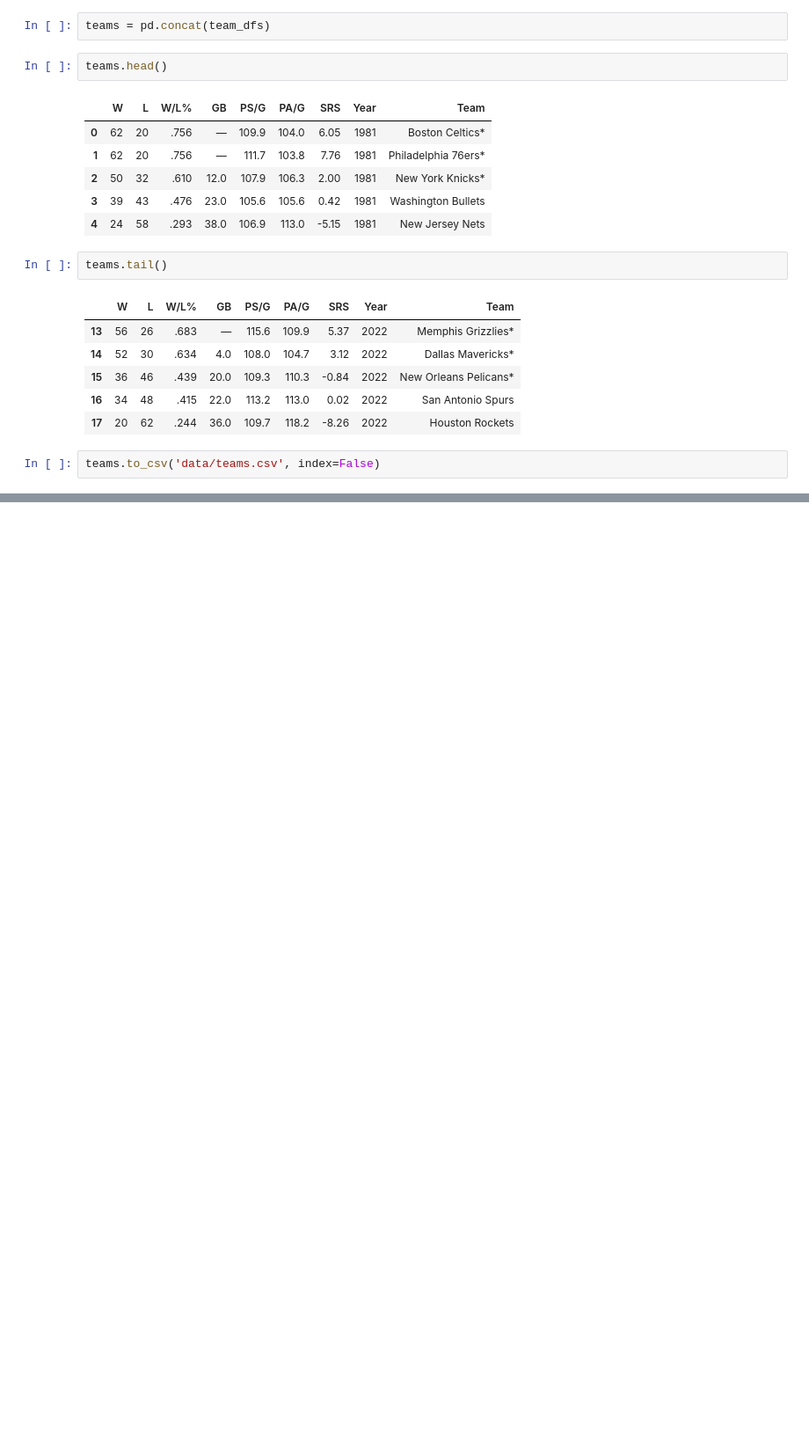
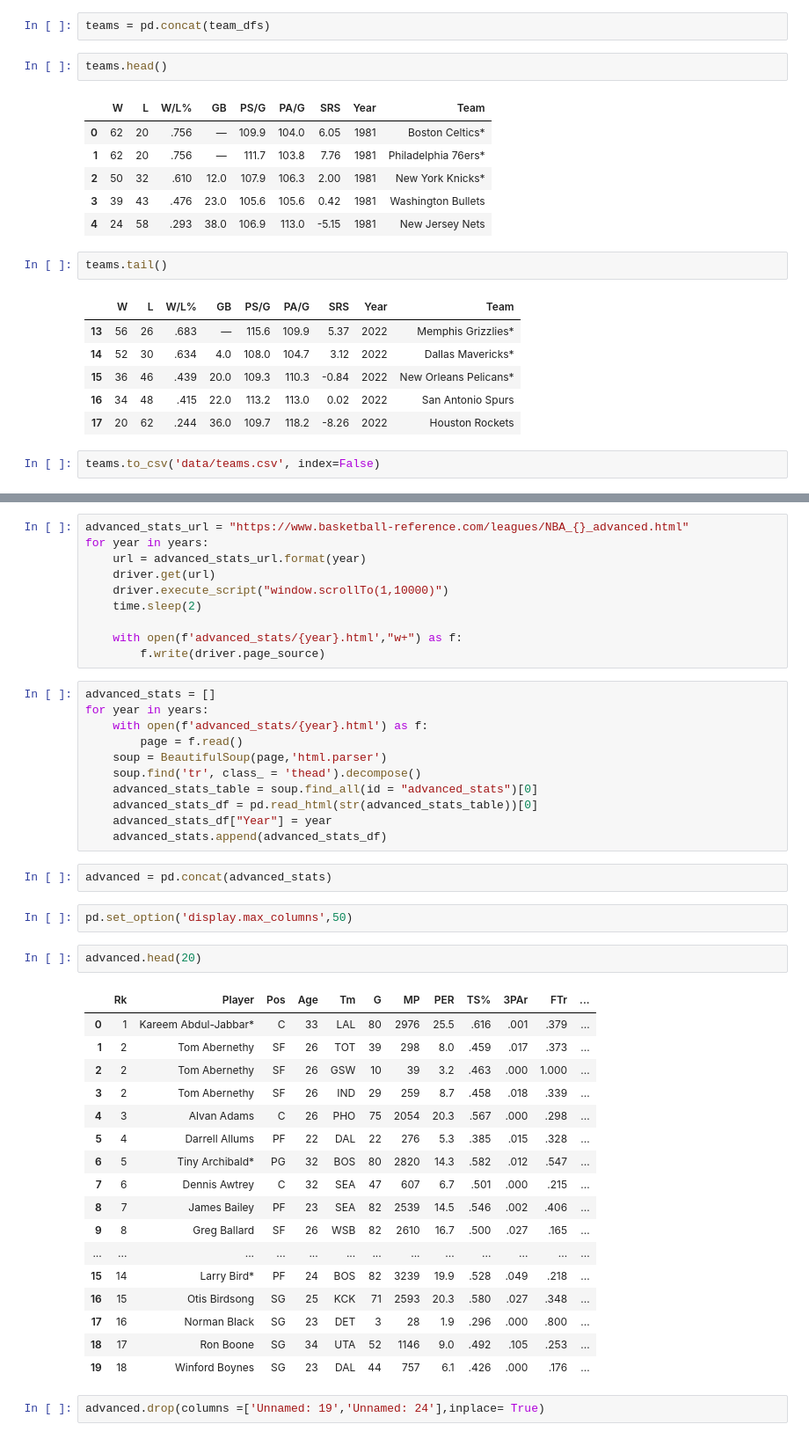
Before and after one commit to dcast822/NBA_analysis, a Jupyter notebook: 01_webscrape_basketball_ref.ipynb, the cells around one changed output, grey strips where cells are left out. Shown: that part at 88% size. Drawn from its saved outputs; the diff is of its cells as text; blank space fills up the shorter version.

Commit message:
webscraped advanced stats, merged table with existing statistical information

```diff
--- a/01_webscrape_basketball_ref.ipynb
+++ b/01_webscrape_basketball_ref.ipynb
@@ -192,0 +207,47 @@ teams.to_csv('data/teams.csv', index=False)
+# %%
+advanced_stats_url = "https://www.basketball-reference.com/leagues/NBA_{}_advanced.html"
+for year in years:
+    url = advanced_stats_url.format(year)
+    driver.get(url)
+    driver.execute_script("window.scrollTo(1,10000)")
+    time.sleep(2)
+
+    with open(f'advanced_stats/{year}.html',"w+") as f:
+        f.write(driver.page_source)
+# %%
+advanced_stats = []
+for year in years:
+    with open(f'advanced_stats/{year}.html') as f:
+        page = f.read()
+    soup = BeautifulSoup(page,'html.parser')
+    soup.find('tr', class_ = 'thead').decompose()
+    advanced_stats_table = soup.find_all(id = "advanced_stats")[0]
+    advanced_stats_df = pd.read_html(str(advanced_stats_table))[0]
+    advanced_stats_df["Year"] = year
+    advanced_stats.append(advanced_stats_df)
+# %%
+advanced = pd.concat(advanced_stats)
+# %%
+pd.set_option('display.max_columns',50)
+# %%
+advanced.head(20)
+# %% [output]
+|  | Rk | Player | Pos | Age | Tm | G | MP | PER | TS% | 3PAr | FTr | ... |
+| 0 | 1 | Kareem Abdul-Jabbar* | C | 33 | LAL | 80 | 2976 | 25.5 | .616 | .001 | .379 | ... |
+| 1 | 2 | Tom Abernethy | SF | 26 | TOT | 39 | 298 | 8.0 | .459 | .017 | .373 | ... |
+| 2 | 2 | Tom Abernethy | SF | 26 | GSW | 10 | 39 | 3.2 | .463 | .000 | 1.000 | ... |
+| 3 | 2 | Tom Abernethy | SF | 26 | IND | 29 | 259 | 8.7 | .458 | .018 | .339 | ... |
+| 4 | 3 | Alvan Adams | C | 26 | PHO | 75 | 2054 | 20.3 | .567 | .000 | .298 | ... |
+| 5 | 4 | Darrell Allums | PF | 22 | DAL | 22 | 276 | 5.3 | .385 | .015 | .328 | ... |
+| 6 | 5 | Tiny Archibald* | PG | 32 | BOS | 80 | 2820 | 14.3 | .582 | .012 | .547 | ... |
+| 7 | 6 | Dennis Awtrey | C | 32 | SEA | 47 | 607 | 6.7 | .501 | .000 | .215 | ... |
+| 8 | 7 | James Bailey | PF | 23 | SEA | 82 | 2539 | 14.5 | .546 | .002 | .406 | ... |
+| 9 | 8 | Greg Ballard | SF | 26 | WSB | 82 | 2610 | 16.7 | .500 | .027 | .165 | ... |
+| ... | ... | ... | ... | ... | ... | ... | ... | ... | ... | ... | ... | ... |
+| 15 | 14 | Larry Bird* | PF | 24 | BOS | 82 | 3239 | 19.9 | .528 | .049 | .218 | ... |
+| 16 | 15 | Otis Birdsong | SG | 25 | KCK | 71 | 2593 | 20.3 | .580 | .027 | .348 | ... |
+| 17 | 16 | Norman Black | SG | 23 | DET | 3 | 28 | 1.9 | .296 | .000 | .800 | ... |
+| 18 | 17 | Ron Boone | SG | 34 | UTA | 52 | 1146 | 9.0 | .492 | .105 | .253 | ... |
+| 19 | 18 | Winford Boynes | SG | 23 | DAL | 44 | 757 | 6.1 | .426 | .000 | .176 | ... |
+# %%
+advanced.drop(columns =['Unnamed: 19','Unnamed: 24'],inplace= True)
```
Also changed, not shown: parts of 4 cells of this notebook, 48 other files.
